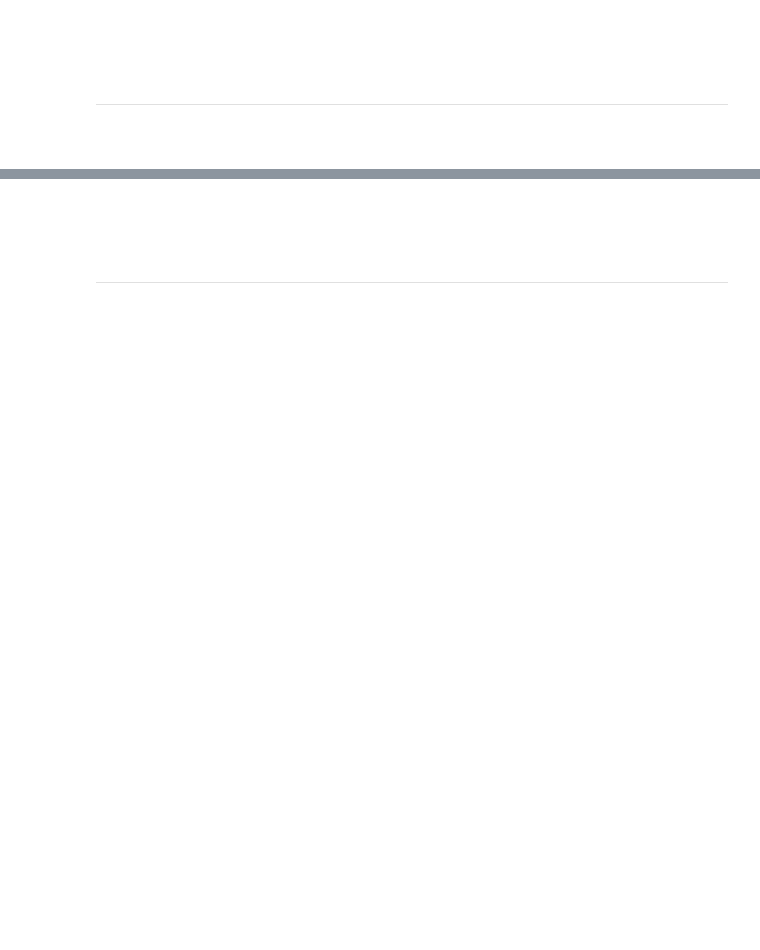
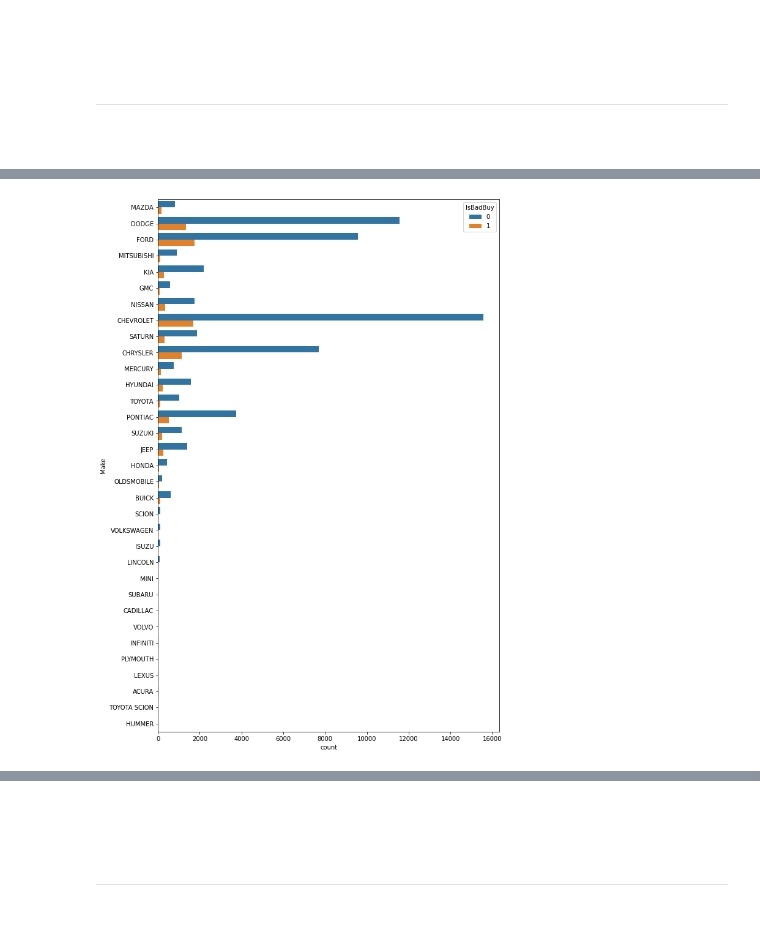
Before and after one commit to hargurjeet/MachineLearning, a Jupyter notebook: Used_Car_Quality_Detection.ipynb, the cells around one changed output, grey strips where cells are left out. Cells and saved outputs as stored; diff of their text form; code cells hidden in the pictures; blank space fills up the shorter version.

```diff
--- a/Used_Car_Quality_Detection.ipynb
+++ b/Used_Car_Quality_Detection.ipynb
@@ -134,0 +164,6 @@ train.head()
+# %%
+fig, ax = plt.subplots(figsize=(10,16))
+sns.countplot(y="Make", data=train, hue='IsBadBuy')
+plt.show()
+# %% [output]
+[figure, added]
```
Also changed, not shown: parts of 15 cells of this notebook.
